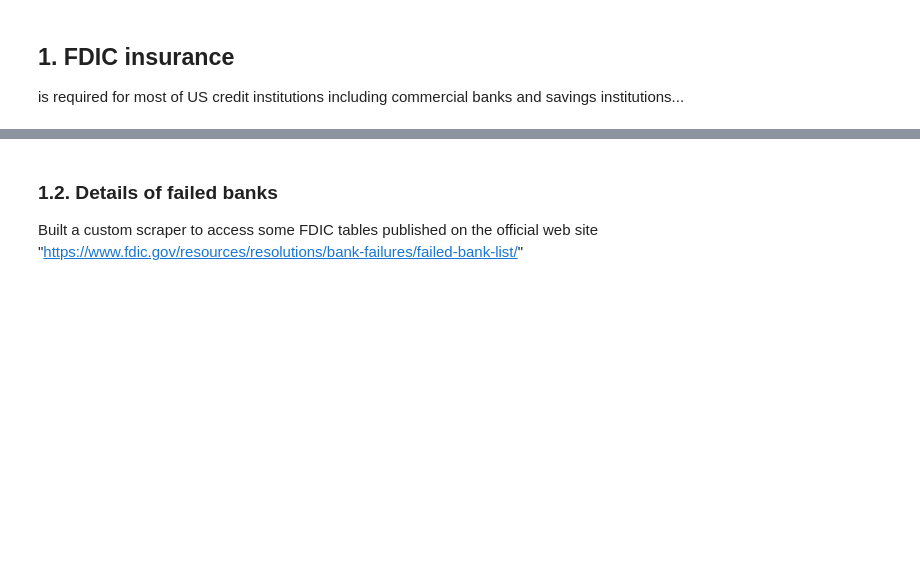
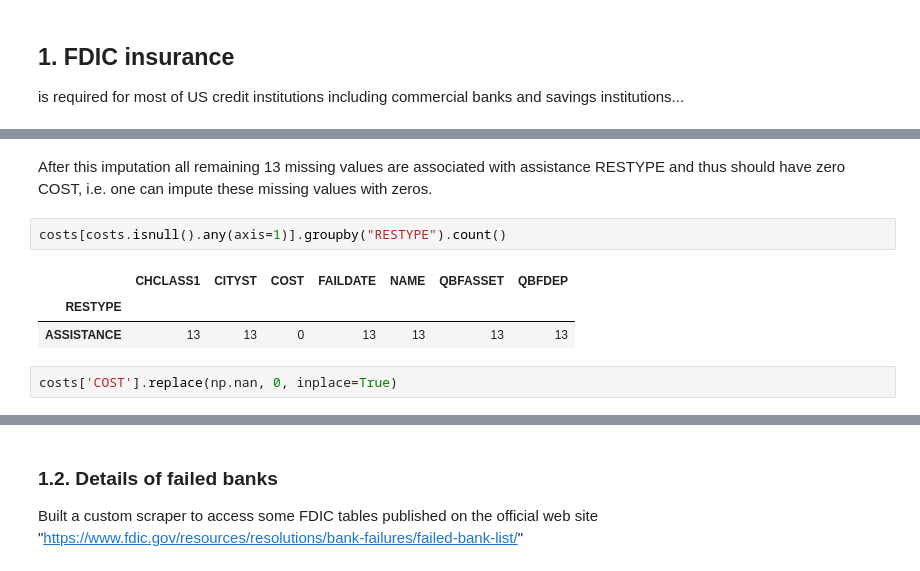
Before and after one commit to allaccountstaken/fdic_banks_eda, a Jupyter notebook: notebooks/summary_report/banks_eda.ipynb, the cells around one changed output, grey strips where cells are left out. Cells and saved outputs as stored; diff of their text form; blank space fills up the shorter version.

```diff
--- a/notebooks/summary_report/banks_eda.ipynb
+++ b/notebooks/summary_report/banks_eda.ipynb
@@ -42,0 +92,10 @@ costs = pd.read_csv('../../data/failed_banks_cleaned.csv', index_col=0)
+# %% [markdown]
+After this imputation all remaining 13 missing values are associated with assistance RESTYPE and thus should have zero COST, i.e. one can impute these missing values with zeros.
+# %%
+costs[costs.isnull().any(axis=1)].groupby("RESTYPE").count()
+# %% [output]
+|  | CHCLASS1 | CITYST | COST | FAILDATE | NAME | QBFASSET | QBFDEP |
+| RESTYPE |  |  |  |  |  |  |  |
+| ASSISTANCE | 13 | 13 | 0 | 13 | 13 | 13 | 13 |
+# %%
+costs['COST'].replace(np.nan, 0, inplace=True)
```
Also changed, not shown: parts of 23 cells of this notebook.
